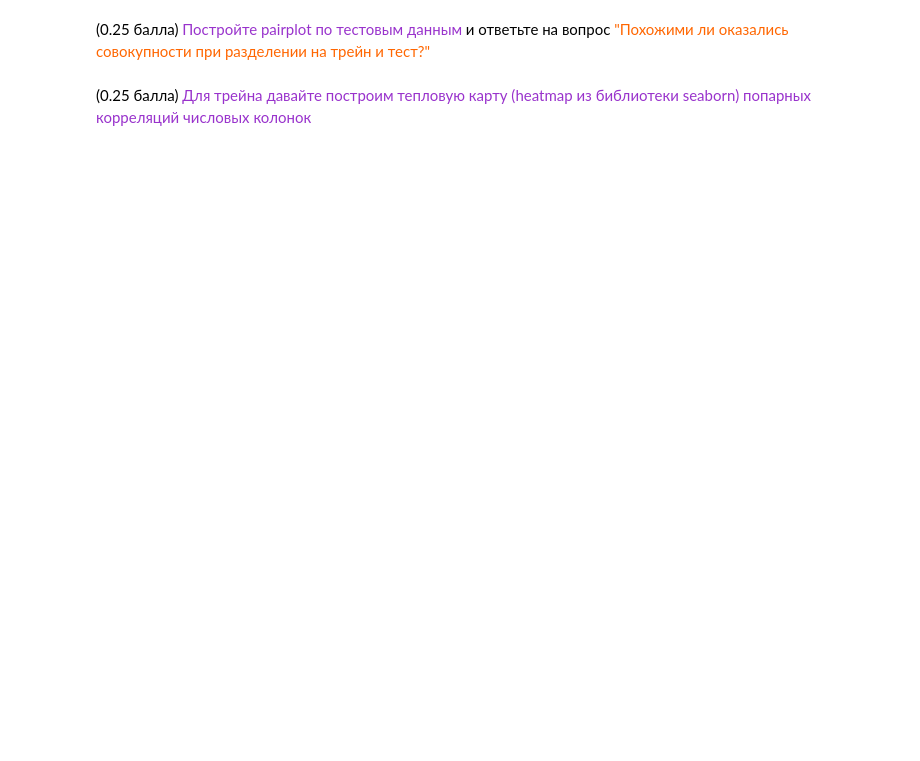
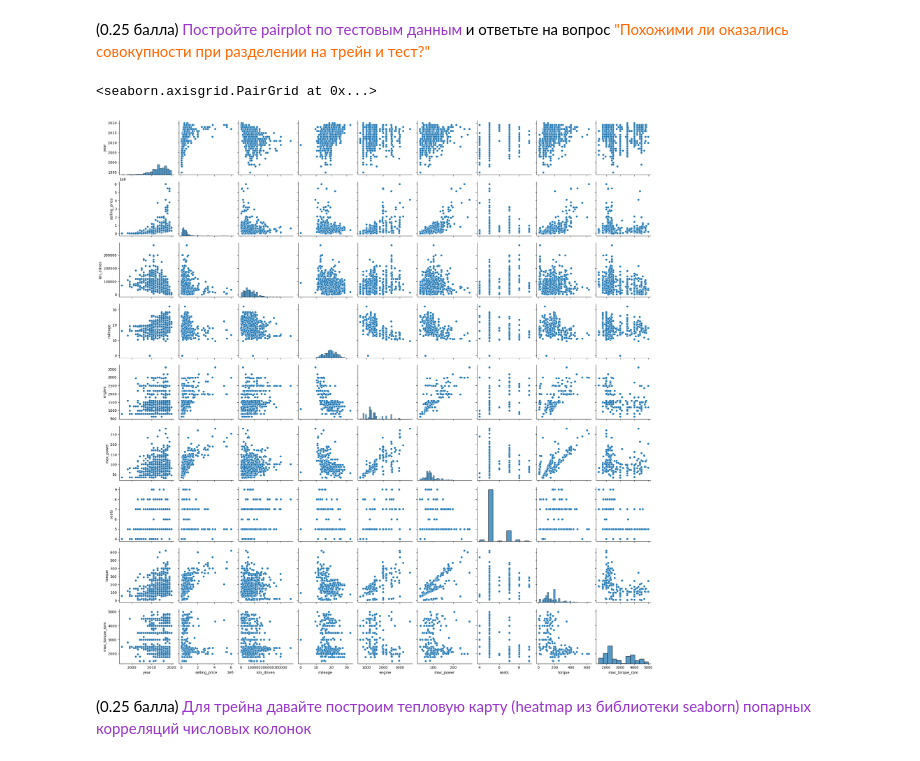
Before and after one commit to olegoid/MLDS_ML_2022, a Jupyter notebook: Hometasks/HT1/HW1_Regression_with_inference.ipynb, the cells around one changed output. Cells and saved outputs as stored; diff of their text form; code cells hidden in the pictures; blank space fills up the shorter version.

```diff
--- a/Hometasks/HT1/HW1_Regression_with_inference.ipynb
+++ b/Hometasks/HT1/HW1_Regression_with_inference.ipynb
@@ -335,2 +425,7 @@ print("<Место для ответа на вопрос про seats>")
+# %%
+sns.pairplot(df_test)
+# %% [output]
+<seaborn.axisgrid.PairGrid at 0x...>
+[figure, added]
 # %% [markdown]
 (0.25 балла) <font color='#9933CC'>Для трейна давайте построим тепловую карту (heatmap из библиотеки seaborn) попарных корреляций числовых колонок</font>
```
Also changed, not shown: parts of 23 cells of this notebook.
